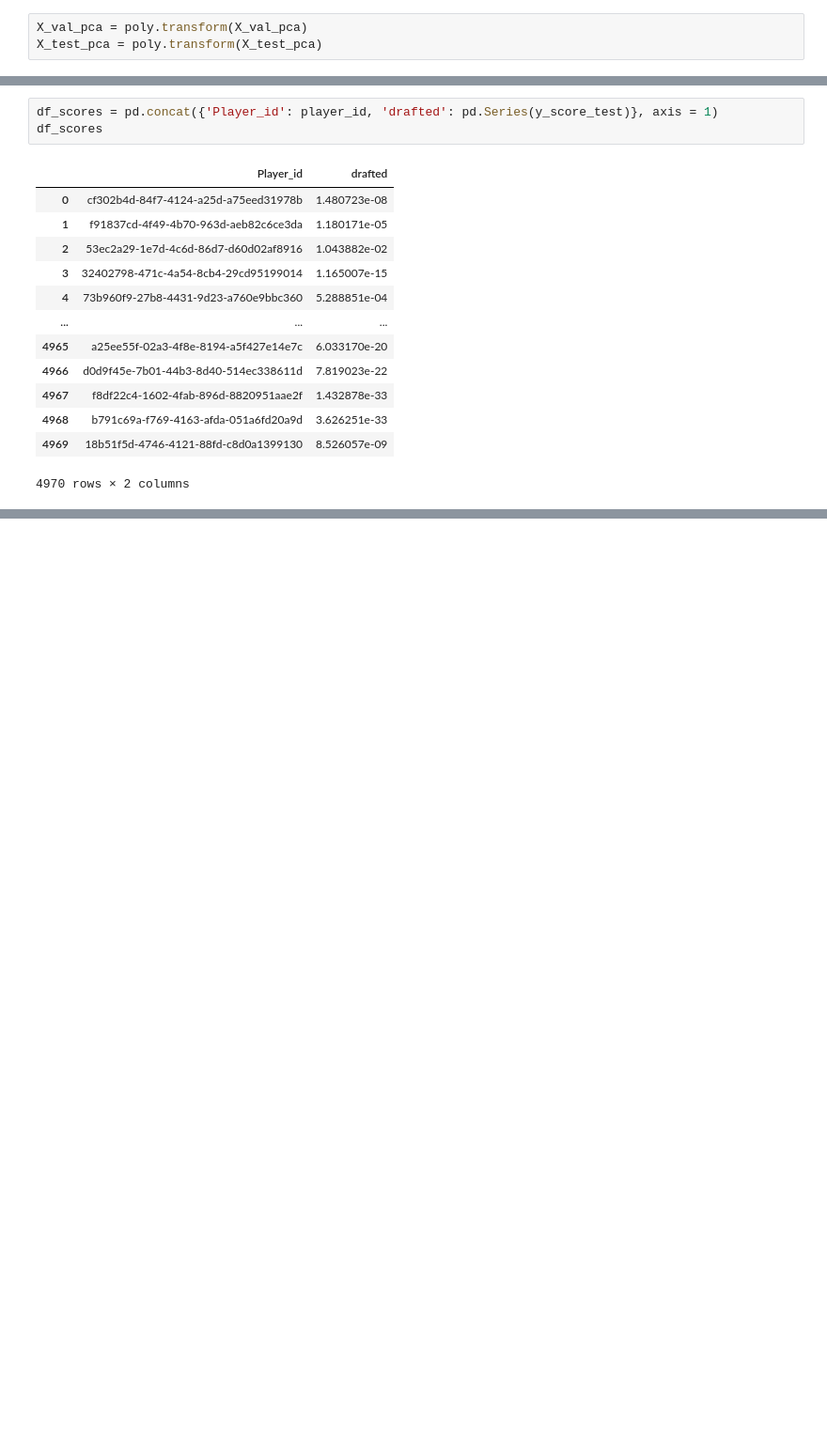
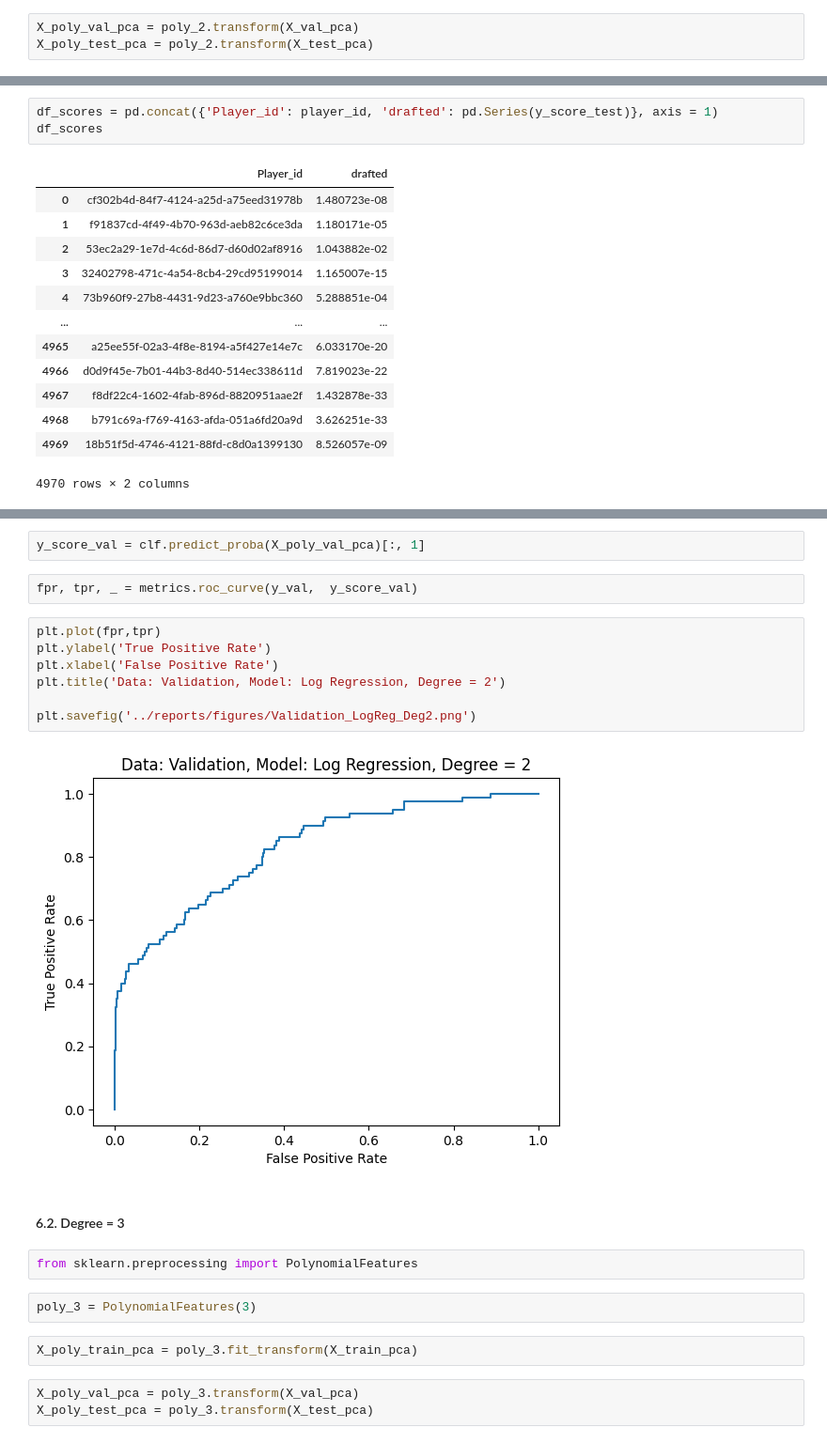
Before and after one commit to tahmislam21/Advanced-ML---Kaggle-Competition, a Jupyter notebook: notebooks/Islam_Tahmidul-24587139-Week1_LogisticRegression.ipynb, the cells around one changed output, grey strips where cells are left out. Shown: that part at 94% size. Saved outputs shown, nothing was run; the diff lists cells and outputs as text; blank space fills up the shorter version.

```diff
--- a/notebooks/Islam_Tahmidul-24587139-Week1_LogisticRegression.ipynb
+++ b/notebooks/Islam_Tahmidul-24587139-Week1_LogisticRegression.ipynb
@@ -246,4 +249,4 @@ X_train_pca = poly.fit_transform(X_train_pca)
 # %%
-X_val_pca = poly.transform(X_val_pca)
-X_test_pca = poly.transform(X_test_pca)
+X_poly_val_pca = poly_2.transform(X_val_pca)
+X_poly_test_pca = poly_2.transform(X_test_pca)
 # %% [markdown]
@@ -316,0 +352,24 @@ df_scores
+# %%
+y_score_val = clf.predict_proba(X_poly_val_pca)[:, 1]
+# %%
+fpr, tpr, _ = metrics.roc_curve(y_val,  y_score_val)
+# %%
+plt.plot(fpr,tpr)
+plt.ylabel('True Positive Rate')
+plt.xlabel('False Positive Rate')
+plt.title('Data: Validation, Model: Log Regression, Degree = 2')
+
+plt.savefig('../reports/figures/Validation_LogReg_Deg2.png')
+# %% [output]
+[figure, added]
+# %% [markdown]
+#### 6.2. Degree = 3
+# %%
+from sklearn.preprocessing import PolynomialFeatures
+# %%
+poly_3 = PolynomialFeatures(3)
+# %%
+X_poly_train_pca = poly_3.fit_transform(X_train_pca)
+# %%
+X_poly_val_pca = poly_3.transform(X_val_pca)
+X_poly_test_pca = poly_3.transform(X_test_pca)
```
Also changed, not shown: parts of 41 cells of this notebook, 20 other files.
